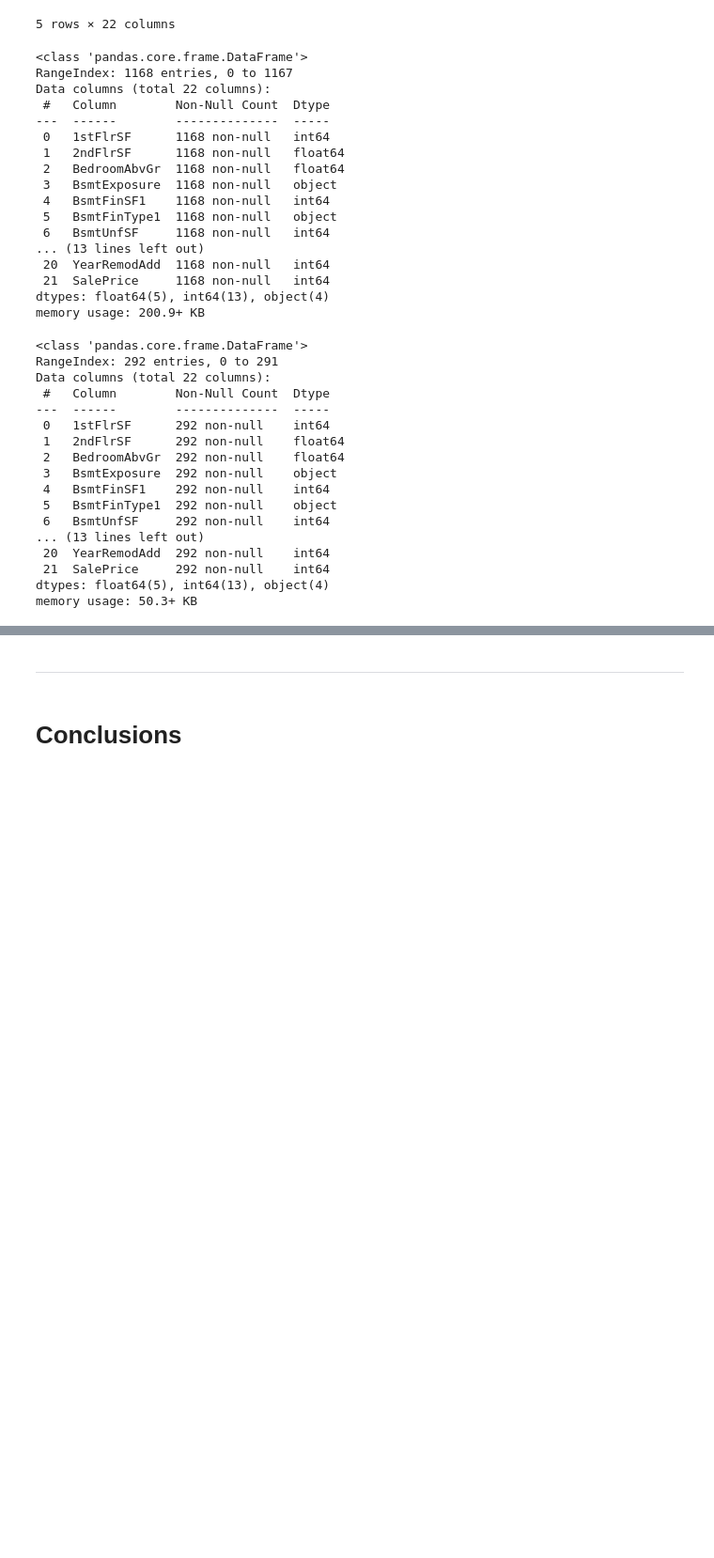
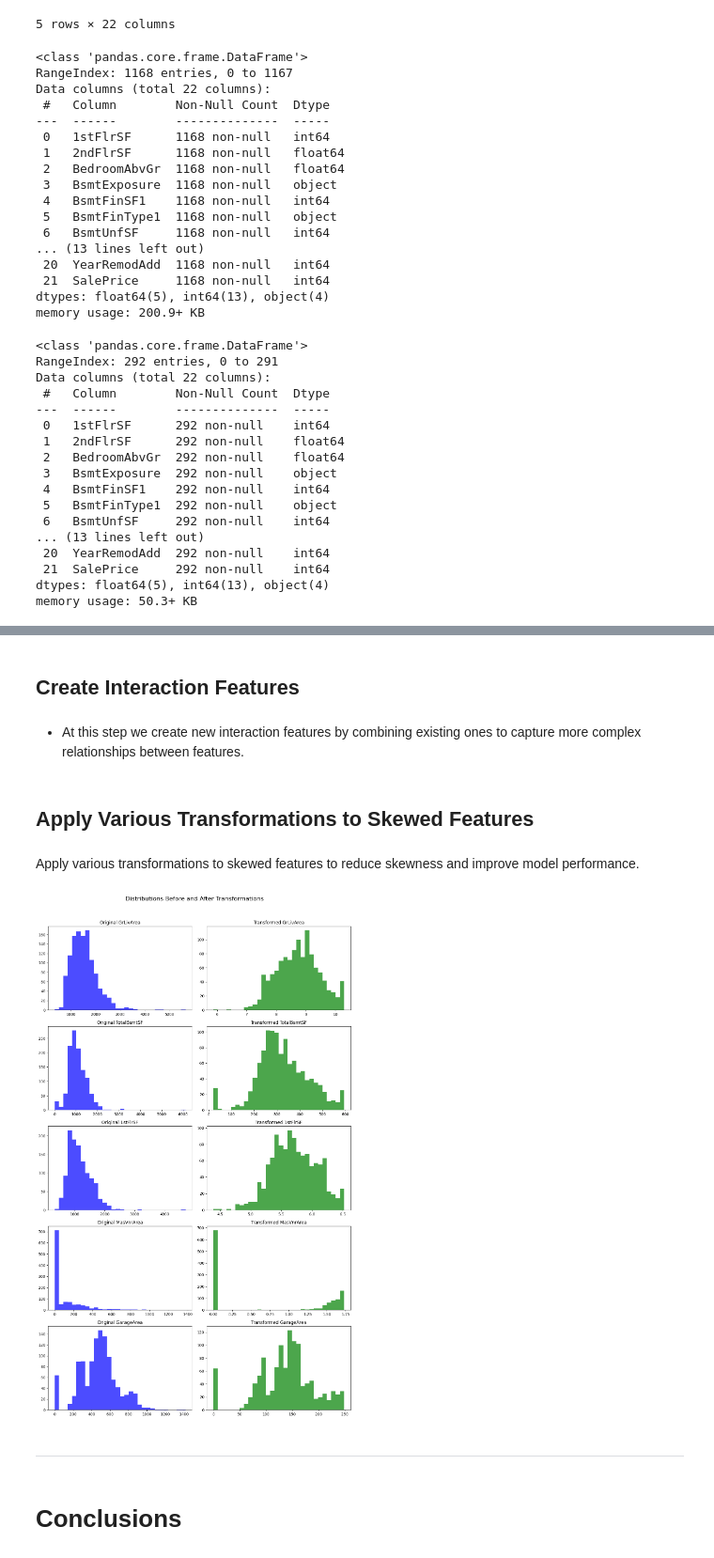
Before and after one commit to Olala2024/project-5, a Jupyter notebook: jupyter_notebooks/04-FeatureEngineering.ipynb, the cells around one changed output, grey strips where cells are left out. Shown: that part at 94% size. Saved outputs shown, nothing was run; the diff lists cells and outputs as text; code cells hidden in the pictures; blank space fills up the shorter version.

Commit message:
Finish feature engineering page

```diff
--- a/jupyter_notebooks/04-FeatureEngineering.ipynb
+++ b/jupyter_notebooks/04-FeatureEngineering.ipynb
@@ -109,3 +136,65 @@ memory usage: 50.3+ KB
+# %%
+# Encode categorical variables using one-hot encoding
+categorical_columns = ['BsmtExposure', 'BsmtFinType1', 'GarageFinish', 'KitchenQual']
+train_df_encoded = pd.get_dummies(train_df, columns=categorical_columns)
+test_df_encoded = pd.get_dummies(test_df, columns=categorical_columns)
+# %% [markdown]
+## Create Interaction Features
+# %% [markdown]
+* At this step we create new interaction features by combining existing ones to capture more complex relationships between features.
+# %%
+# Create interaction features
+train_df_encoded['OverallQual_GrLivArea'] = train_df_encoded['OverallQual'] * train_df_encoded['GrLivArea']
+test_df_encoded['OverallQual_GrLivArea'] = test_df_encoded['OverallQual'] * test_df_encoded['GrLivArea']
+
+train_df_encoded['TotalBsmtSF_1stFlrSF'] = train_df_encoded['TotalBsmtSF'] * train_df_encoded['1stFlrSF']
+test_df_encoded['TotalBsmtSF_1stFlrSF'] = test_df_encoded['TotalBsmtSF'] * test_df_encoded['1stFlrSF']
+# %% [markdown]
+## Apply Various Transformations to Skewed Features
+# %% [markdown]
+Apply various transformations to skewed features to reduce skewness and improve model performance.
+# %%
+import pandas as pd
+import numpy as np
+from feature_engine.transformation import PowerTransformer, YeoJohnsonTransformer
+from feature_engine.outliers import Winsorizer
+import matplotlib.pyplot as plt
+import warnings
+warnings.filterwarnings('ignore')
+
+# Apply Winsorizer, Power Transformer, and Yeo-Johnson Transformer to skewed features
+skewed_features = ['GrLivArea', 'TotalBsmtSF', '1stFlrSF', 'MasVnrArea', 'GarageArea']
+
+# Visualize the distributions before transformations
+fig, axes = plt.subplots(len(skewed_features), 2, figsize=(12, 20))
+fig.suptitle('Distributions Before and After Transformations', fontsize=16)
+
+for i, feature in enumerate(skewed_features):
+    # Plot original distribution
+    axes[i, 0].hist(train_df_encoded[feature], bins=30, color='blue', alpha=0.7)
+    axes[i, 0].set_title(f'Original {feature}')
+
+    # Apply transformations
+    winsorizer = Winsorizer(capping_method='iqr', tail='both', fold=1.5, variables=[feature])
+    train_df_encoded = winsorizer.fit_transform(train_df_encoded)
+    test_df_encoded = winsorizer.transform(test_df_encoded)
+
+    pt = PowerTransformer(variables=[feature])
+    train_df_encoded = pt.fit_transform(train_df_encoded)
+    test_df_encoded = pt.transform(test_df_encoded)
+
+    yjt = YeoJohnsonTransformer(variables=[feature])
+    train_df_encoded = yjt.fit_transform(train_df_encoded)
+    test_df_encoded = yjt.transform(test_df_encoded)
+
+    # Plot transformed distribution
+    axes[i, 1].hist(train_df_encoded[feature], bins=30, color='green', alpha=0.7)
+    axes[i, 1].set_title(f'Transformed {feature}')
+
+plt.tight_layout(rect=[0, 0, 1, 0.96])
+plt.show()
+# %% [output]
+[figure, added]
 # %% [markdown]
 ---
 # %% [markdown]
```
Also changed, not shown: parts of 5 cells of this notebook.
